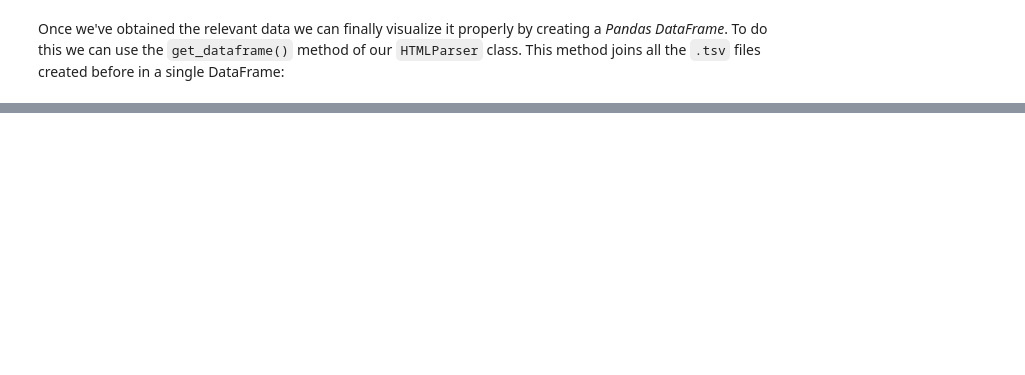
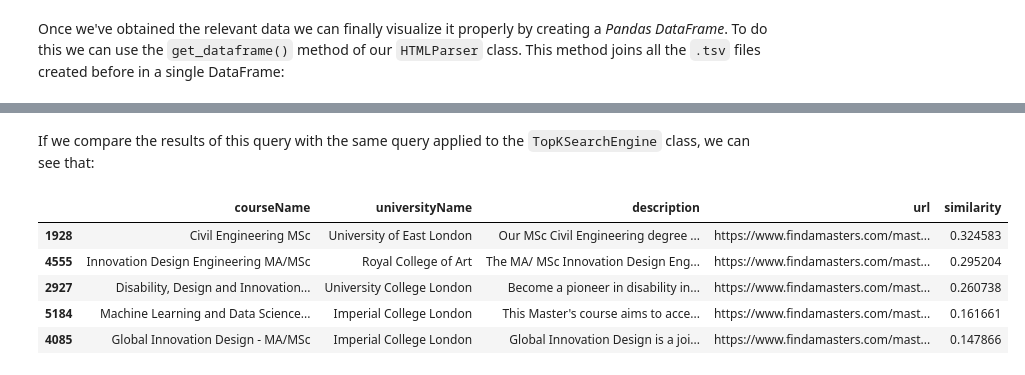
Before and after one commit to msancor/ADM-HW3, a Jupyter notebook: main.ipynb, the cells around one changed output, grey strips where cells are left out. Saved outputs shown, nothing was run; the diff lists cells and outputs as text; code cells hidden in the pictures; blank space fills up the shorter version.

```diff
--- a/main.ipynb
+++ b/main.ipynb
@@ -302,0 +533,16 @@ fig.update_traces(hovertemplate="<br>".join([
+# %% [markdown]
+If we compare the results of this query with the same query applied to the `TopKSearchEngine` class, we can see that:
+# %%
+#Here we initialize the WeightedTopKSearchEngine class by calling the constructor.
+search_engine = TopKSearchEngine(data_preprocesser.dataset)
+#Here we call the .query() method to get the results of the query "engineering London"
+result = search_engine.query("engineering London")
+#Here we print the first 5 results
+result
+# %% [output]
+|  | courseName | universityName | description | url | similarity |
+| 1928 | Civil Engineering MSc | University of East London | Our MSc Civil Engineering degree ... | https://www.findamasters.com/mast... | 0.324583 |
+| 4555 | Innovation Design Engineering MA/MSc | Royal College of Art | The MA/ MSc Innovation Design Eng... | https://www.findamasters.com/mast... | 0.295204 |
+| 2927 | Disability, Design and Innovation... | University College London | Become a pioneer in disability in... | https://www.findamasters.com/mast... | 0.260738 |
+| 5184 | Machine Learning and Data Science... | Imperial College London | This Master's course aims to acce... | https://www.findamasters.com/mast... | 0.161661 |
+| 4085 | Global Innovation Design - MA/MSc | Imperial College London | Global Innovation Design is a joi... | https://www.findamasters.com/mast... | 0.147866 |
```
Also changed, not shown: parts of 56 cells of this notebook, 5 other files.
